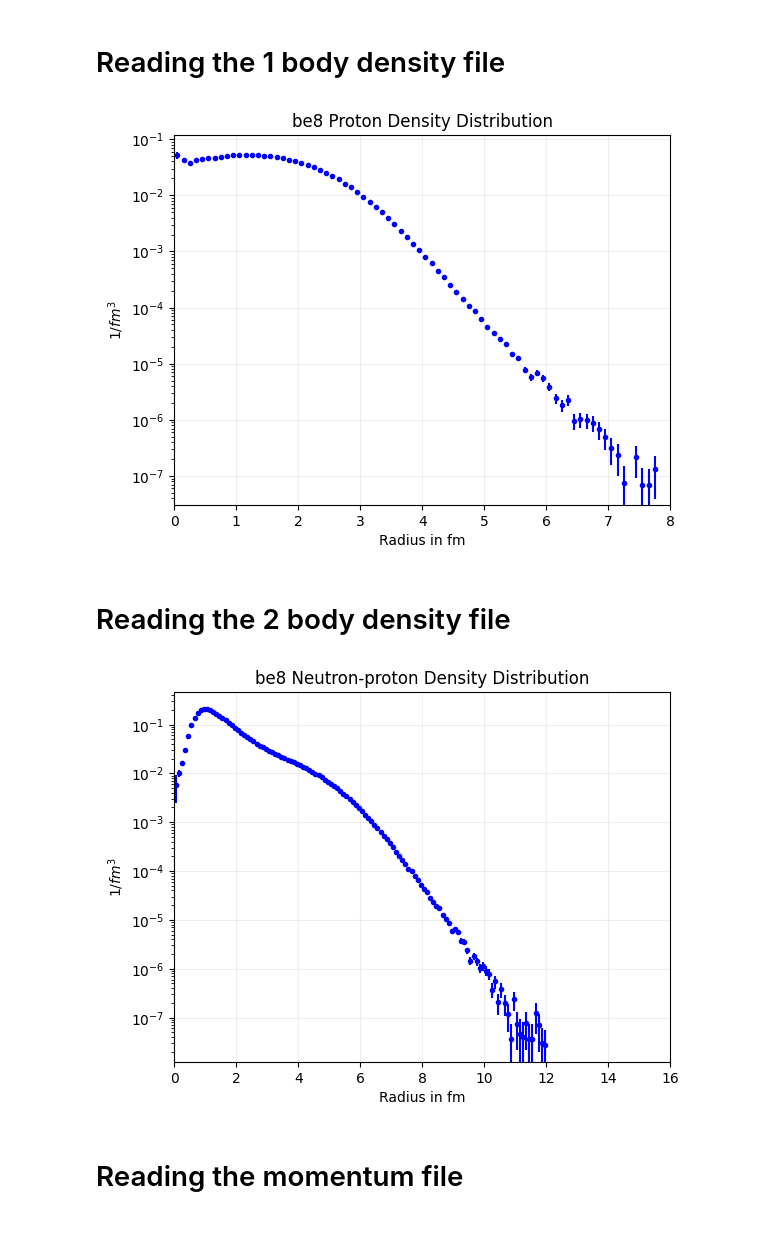
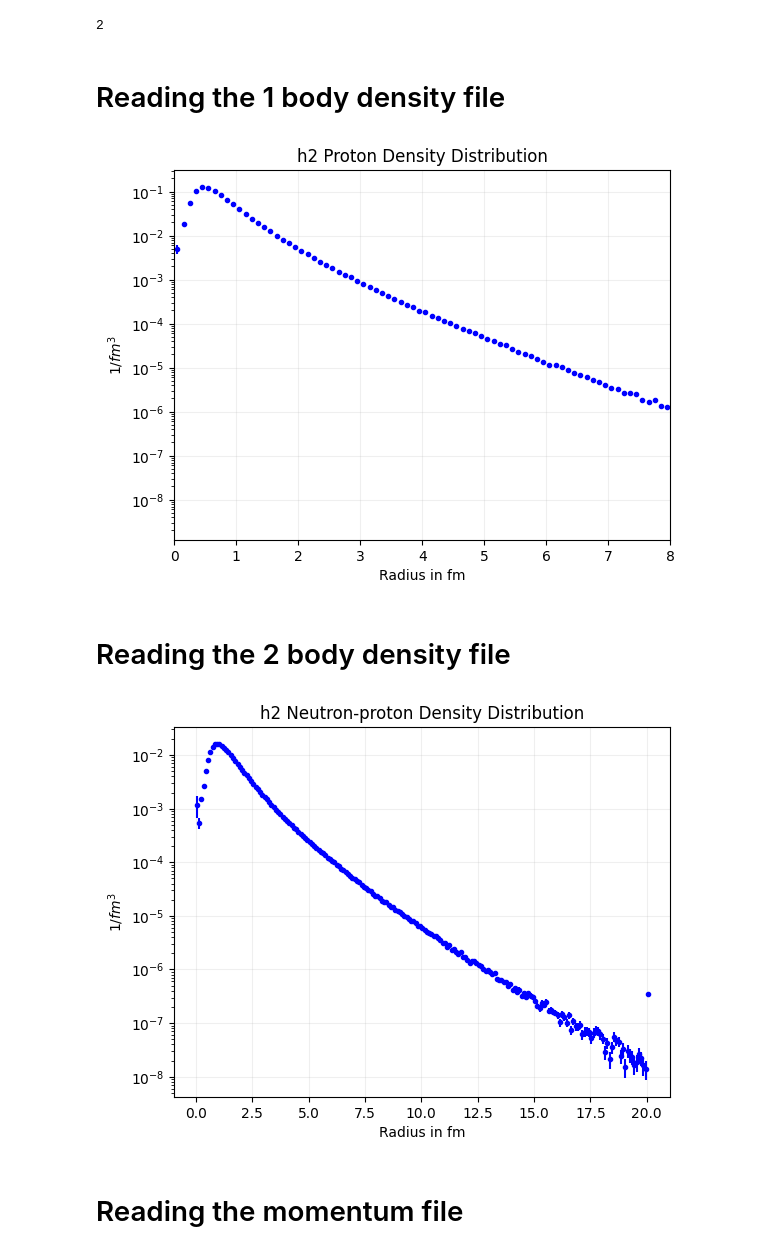
Before and after one commit to ab6361/flavaflav, a Jupyter notebook: Plotter_nonIso.ipynb, the cells around one changed output. Saved outputs shown, nothing was run; the diff lists cells and outputs as text; code cells hidden in the pictures.

Commit message:
adding functions and taking names

```diff
--- a/Plotter_nonIso.ipynb
+++ b/Plotter_nonIso.ipynb
@@ -3,30 +3,34 @@ import numpy as np
 import matplotlib.pyplot as plt
 import time, sys
 sys.path.append('/Users/AbSir/Library/CloudStorage/GoogleDrive-asharda@vols.utk.edu/My Drive/xem2')
-from common_functions import jra_nprat
+from common_functions import jra_nprat, NZ_target, fitit
 import warnings
 from scipy.integrate import simps
 from scipy.integrate import quad
+import pandas as pd
 from summary_dictionary import ryan_data, nadia_data
+from abhyuday_data import abhyuday_data
 from scipy.interpolate import interp1d
 import scipy.constants as const
 from scipy.constants import physical_constants
 
-target = 'be8'
-N = 4 # Number of neutrons
-Z = 4 # Number of protons
+target = 'h2'
+N, Z = NZ_target(target)
 A = N + Z
-qs = 12 # Momentum transfer squared
+qs = 10 # Momentum transfer squared
 mp = physical_constants['proton mass energy equivalent in MeV'][0] / 1000 # Proton mass in GeV
 hbar_c = physical_constants['reduced Planck constant times c in MeV fm'][0]
 # print(f"\hbar c in MeV*fm: {hbar_c}")
 n_mass = physical_constants['neutron mass energy equivalent in MeV'][0]
 # print(f"Mass of neutron in MeV/c^2: {n_mass}")
 p_mass = physical_constants['proton mass energy equivalent in MeV'][0]
+A
+# %% [output]
+2
 # %% [markdown]
 # Reading the 1 body density file
 # %%
-file_path = f'/Users/AbSir/Desktop/FlavaFlav/density/{target}.density'
+file_path = f'density/{target}.density'
 R_list = []
 RHORP_list = []
 DRHORP_list = []
@@ -76,6 +80,17 @@ def process_data(file_path):
                     except:
                         start_parsing = False
                         break
+                elif len(columns) == 4: # For deuterium only
+                    try:
+                        R, RHORP, DRHORP = float(columns[0]), float(columns[2]), float(columns[3])
+                        R_list.append(R)
+                        RHORP_list.append(RHORP)
+                        DRHORP_list.append(DRHORP)
+                        RHORN_list.append(RHORP)
+                        DRHORN_list.append(DRHORP)
+                    except:
+                        start_parsing = False
+                        break
 
     # Return the processed data
     # return R_array, RHORP_array, DRHORP_array, RHORN_array, DRHORN_array
@@ -94,11 +109,11 @@ ax.set_title(f'{target} Proton Density Distribution')
 ax.grid(alpha = 0.2)
 # fig.savefig(f'plots/{target}_density_{time.time():.0f}.pdf')
 # %% [output]
-[figure, old version]
+[figure, new version]
 # %% [markdown]
 # Reading the 2 body density file
 # %%
-file_path = f'/Users/AbSir/Desktop/FlavaFlav/density2/{target}.density2'
+file_path = f'density2/{target}.density2'
 RHORPP_list = []
 RHORNP_list = []
 RHORNN_list = []
@@ -146,35 +161,48 @@ def process_tbd(file_path):
                         RHORPP_list.append(RHORPP)
                         DRHORPP_list.append(DRHORPP)
                         RHORNP_list.append(RHORNP)
                         DRHORNP_list.append(DRHORNP)
                         RHORNN_list.append(RHORPP)
                         DRHORNN_list.append(DRHORPP)
                     except:
                         start_parsing = False
                         break
+                elif len(columns) == 4:
+                    try:
+                        R, RHORNP, DRHORNP = float(columns[0]), float(columns[2]), float(columns[3])
+                        R_list.append(R)
+                        RHORPP_list.append(0)
+                        DRHORPP_list.append(0)
+                        RHORNP_list.append(RHORNP)
+                        DRHORNP_list.append(DRHORNP)
+                        RHORNN_list.append(0)
+                        DRHORNN_list.append(0)
+                    except:
+                        start_parsing = False
+                        break
 
     # Return the processed data
     return R_list, RHORPP_list, DRHORPP_list, RHORNP_list, DRHORNP_list, RHORNN_list, DRHORNN_list
 
 R2, RHORPP, DRHORPP, RHORNP, DRHORNP, RHORNN, DRHORNN = process_tbd(file_path)
 
 tbd_r = np.array(R2)
 rhorpp_values = np.array(RHORPP)
 rhorpn_values = np.array(RHORNP)
 rhornn_values = np.array(RHORNN)
 
 fig, ax = plt.subplots()
 # Plot the data
 ax.errorbar(R2, RHORNP, yerr = DRHORNP, marker = 'o', color = 'b', markersize = 3, linestyle = 'None')
 ax.set_xlabel('Radius in fm')
 ax.set_ylabel(r'$1/fm^3$')
 ax.set_yscale('log')
-ax.set_xlim(0, 16)
+# ax.set_xlim(0, 16)
 ax.set_title(f'{target} Neutron-proton Density Distribution')
 ax.grid(alpha = 0.2)
 # fig.savefig(f'plots/{target}_2bodydensity_{time.time():.0f}.pdf')
 # %% [output]
-[figure, old version]
+[figure, new version]
 # %% [markdown]
 # Reading the momentum file
 # %%
```
Also changed, not shown: parts of 22 cells of this notebook, 42 other files.
